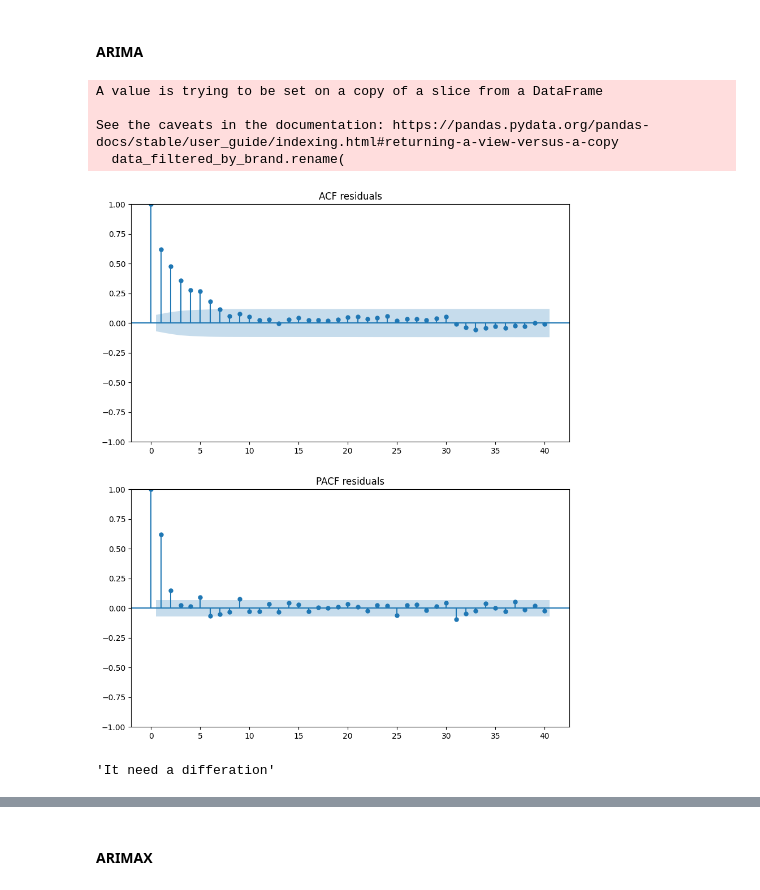
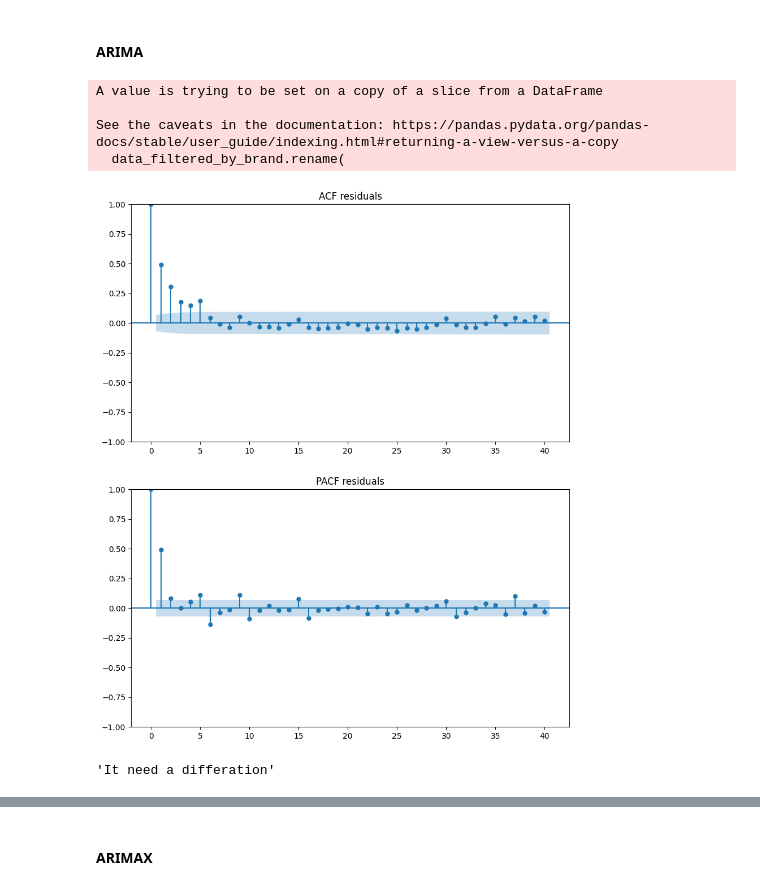
Before and after one commit to oscarjibou/BT-DataAnalysis, a Jupyter notebook: data_analysis.ipynb, the cells around one changed output, grey strips where cells are left out. Drawn from its saved outputs; the diff is of its cells as text; code cells hidden in the pictures.

```diff
--- a/data_analysis.ipynb
+++ b/data_analysis.ipynb
@@ -17,24 +17,29 @@ For example, when doing 'df[col].method(value, inplace=True)', try using 'df.met
   data["brand"].replace({i: "other"}, inplace=True)
 # %% [markdown]
 #### ARIMA
+# %%
+####MODELIZATION
+# model_brand35 = sa.modelization(
+#     data[sa.brand35], sa.__interactions_delected_brand35__()
+# )
+# model_brand35.summary()
+
+model_brand35, selected_columns = sa.modelization_with_backward_elimination(
+    data[sa.brand35]
+)
+# %% [output]
+A value is trying to be set on a copy of a slice from a DataFrame
+
+See the caveats in the documentation: https://pandas.pydata.org/pandas-docs/stable/user_guide/indexing.html#returning-a-view-versus-a-copy
+  data_filtered_by_brand.rename(
 # %%
-####MODELIZATION
-model_brand35 = sa.modelization(
-    data[sa.brand35], sa.__interactions_delected_brand35__()
-)
-model_brand35.summary()
-
 ####RESIDUALS
 sa.plot_resid_ACF_PACF(model_brand35.resid, lags=40)
 
 """It need a differation"""
 # %% [output]
+[figure, new version]
-A value is trying to be set on a copy of a slice from a DataFrame
-
-See the caveats in the documentation: https://pandas.pydata.org/pandas-docs/stable/user_guide/indexing.html#returning-a-view-versus-a-copy
-  data_filtered_by_brand.rename(
+'It need a differation'
-[figure, old version]
-'It need a differation'
 # %%
 ####ARIMA
 possible_models = {
```
Also changed, not shown: parts of 1 cell of this notebook.
